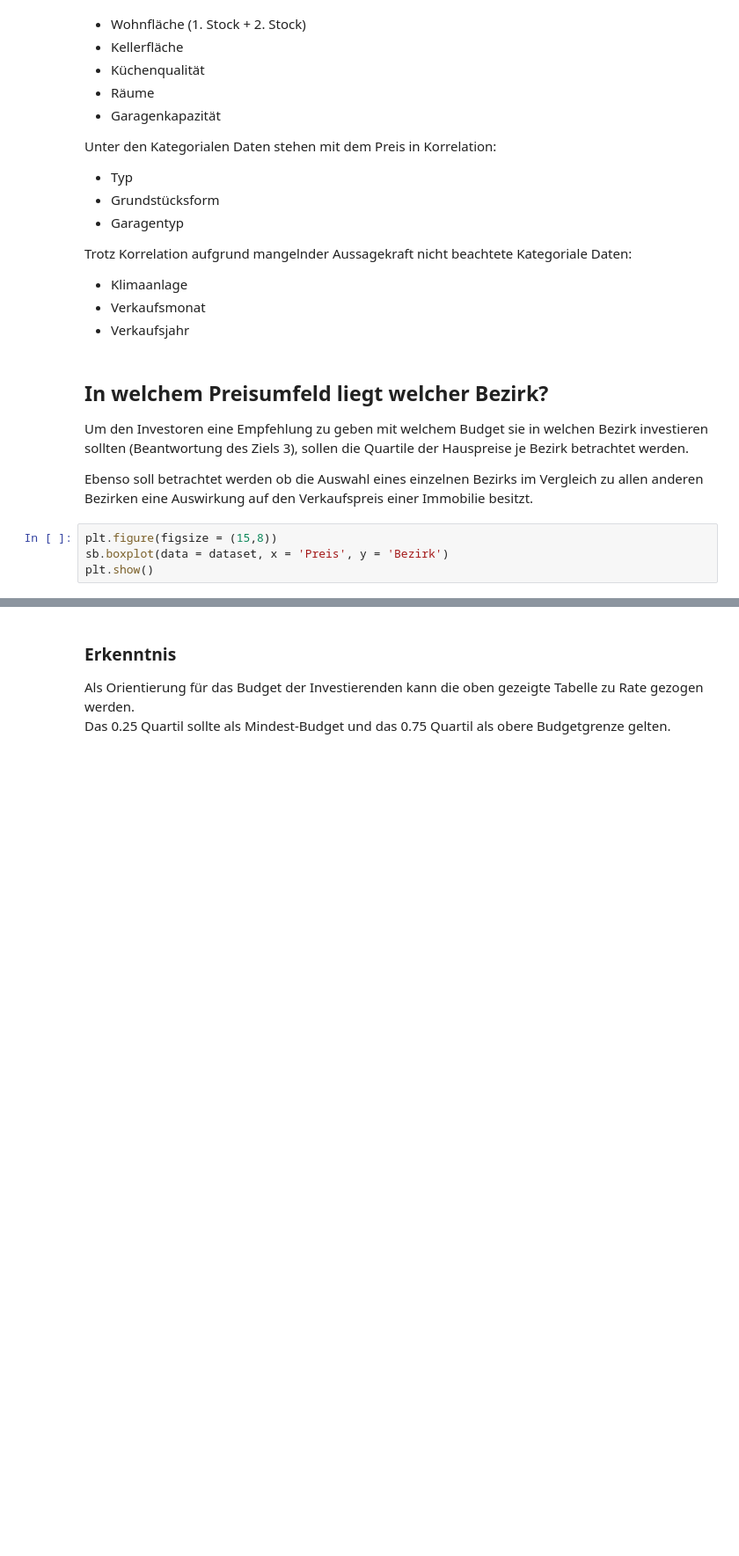
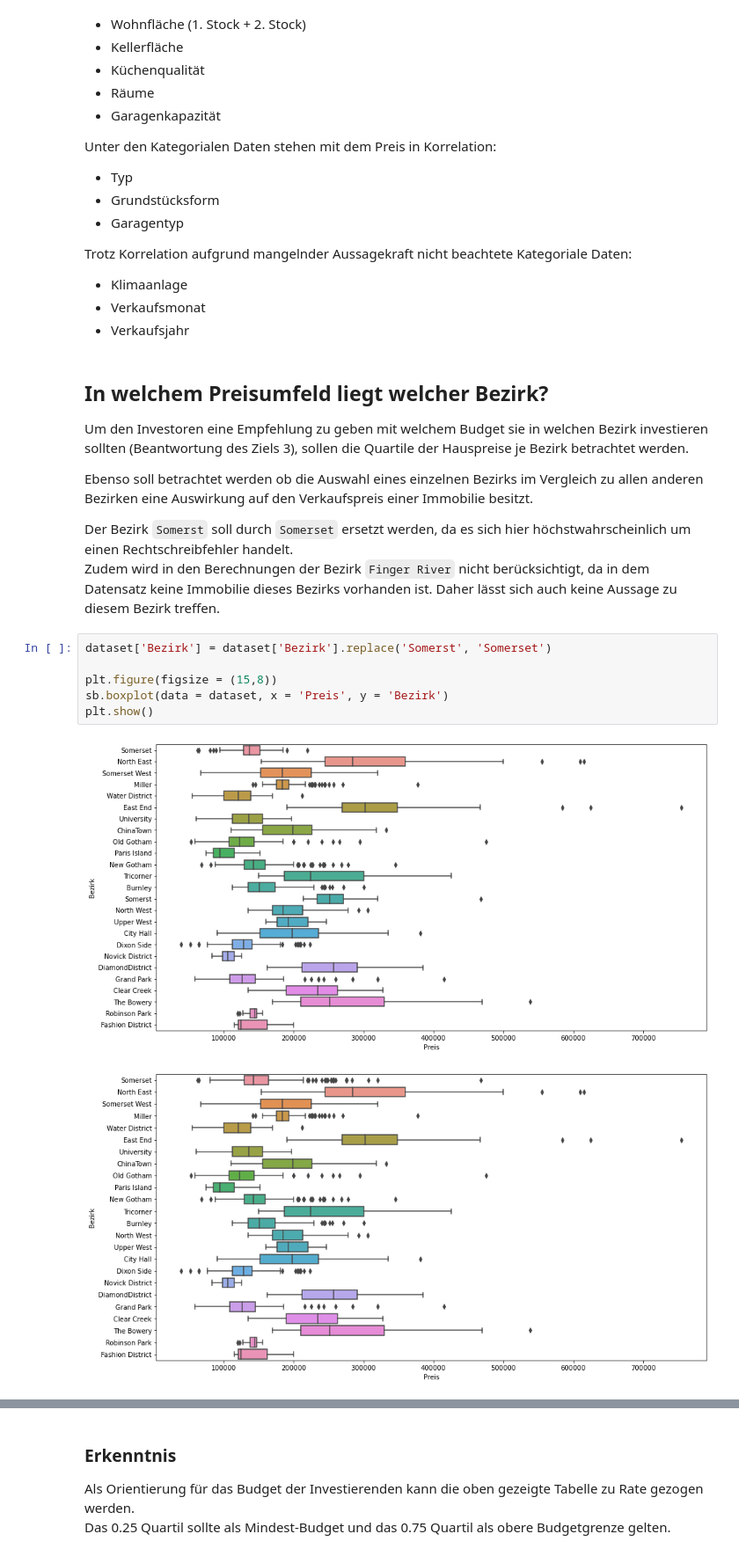
Before and after one commit to nailujx86/gotham-real-estate, a Jupyter notebook: Aufgabe2.ipynb, the cells around one changed output, grey strips where cells are left out. Shown at 88% size. Drawn from its saved outputs; the diff is of its cells as text; blank space fills up the shorter version.

```diff
--- a/Aufgabe2.ipynb
+++ b/Aufgabe2.ipynb
@@ -120,9 +145,17 @@ Trotz Korrelation aufgrund mangelnder Aussagekraft nicht beachtete Kategoriale D
 Um den Investoren eine Empfehlung zu geben mit welchem Budget sie in welchen Bezirk investieren sollten (Beantwortung des Ziels 3), sollen die Quartile der Hauspreise je Bezirk betrachtet werden.
 
 Ebenso soll betrachtet werden ob die Auswahl eines einzelnen Bezirks im Vergleich zu allen anderen Bezirken eine Auswirkung auf den Verkaufspreis einer Immobilie besitzt.
+
+Der Bezirk `Somerst` soll durch `Somerset` ersetzt werden, da es sich hier höchstwahrscheinlich um einen Rechtschreibfehler handelt.
+Zudem wird in den Berechnungen der Bezirk `Finger River` nicht berücksichtigt, da in dem Datensatz keine Immobilie dieses Bezirks vorhanden ist. Daher lässt sich auch keine Aussage zu diesem Bezirk treffen.
 # %%
+dataset['Bezirk'] = dataset['Bezirk'].replace('Somerst', 'Somerset')
+
 plt.figure(figsize = (15,8))
 sb.boxplot(data = dataset, x = 'Preis', y = 'Bezirk')
 plt.show()
+# %% [output]
+[figure, added]
+[figure, added]
 # %%
 pd.get_dummies(dataset['Bezirk']).replace(0, math.nan).mul(dataset['Preis'], axis = 0).quantile([.25,.5,.75])
```
Also changed, not shown: parts of 8 cells of this notebook.
